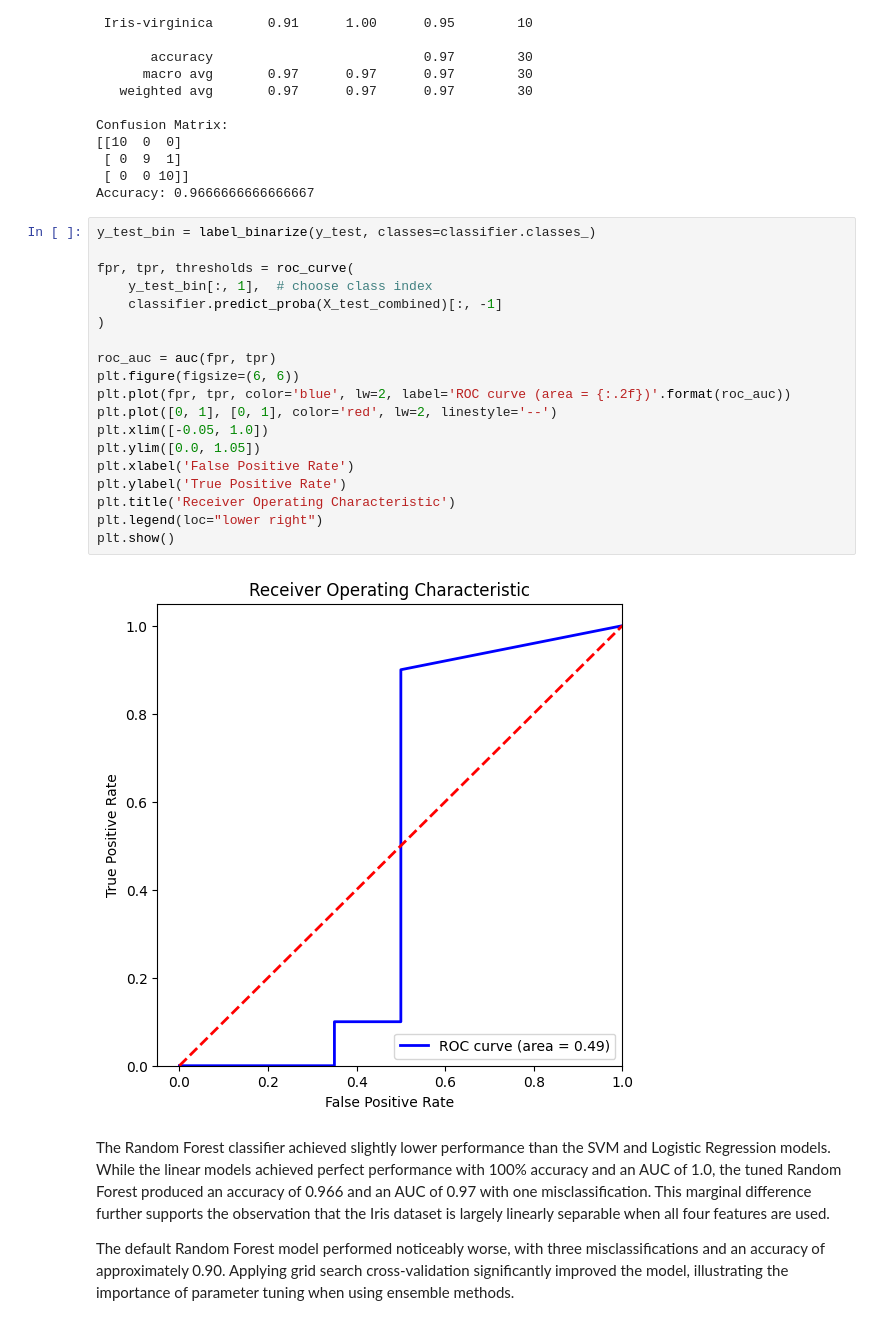
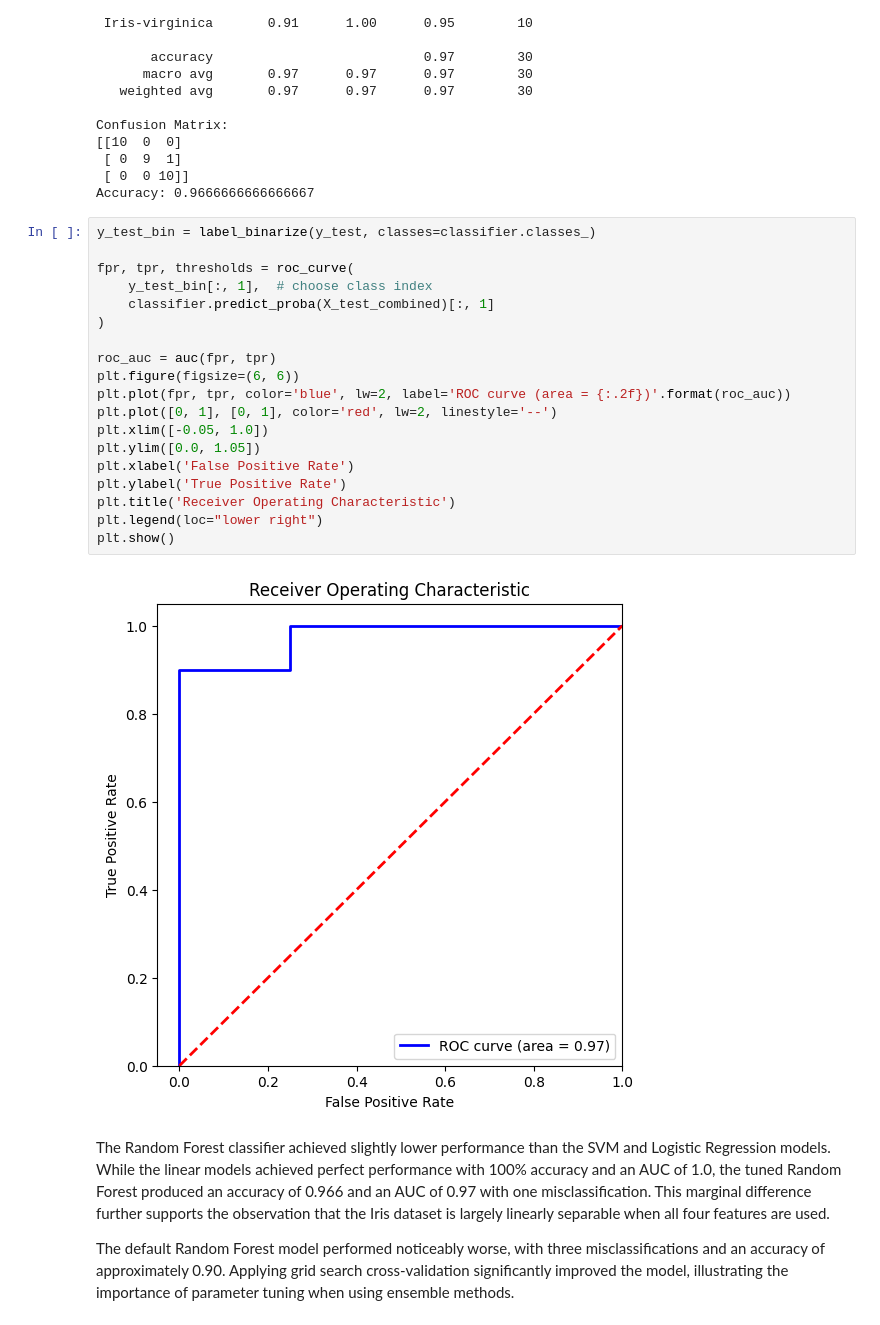
Before and after one commit to Lovjoy/Iris-EDA-and-Machine-Learning, a Jupyter notebook: 04_random_forest.ipynb, the cells around one changed output. Cells and saved outputs as stored; diff of their text form.

```diff
--- a/04_random_forest.ipynb
+++ b/04_random_forest.ipynb
@@ -143,24 +143,24 @@ Accuracy: 0.9666666666666667
 # %%
 y_test_bin = label_binarize(y_test, classes=classifier.classes_)
 
 fpr, tpr, thresholds = roc_curve(
     y_test_bin[:, 1],  # choose class index
-    classifier.predict_proba(X_test_combined)[:, -1]
+    classifier.predict_proba(X_test_combined)[:, 1]
 )
 
 roc_auc = auc(fpr, tpr)
 plt.figure(figsize=(6, 6))
 plt.plot(fpr, tpr, color='blue', lw=2, label='ROC curve (area = {:.2f})'.format(roc_auc))
 plt.plot([0, 1], [0, 1], color='red', lw=2, linestyle='--')
 plt.xlim([-0.05, 1.0])
 plt.ylim([0.0, 1.05])
 plt.xlabel('False Positive Rate')
 plt.ylabel('True Positive Rate')
 plt.title('Receiver Operating Characteristic')
 plt.legend(loc="lower right")
 plt.show()
 # %% [output]
-[figure, old version]
+[figure, new version]
 # %% [markdown]
 The Random Forest classifier achieved slightly lower performance than the SVM and Logistic Regression models. While the linear models achieved perfect performance with 100% accuracy and an AUC of 1.0, the tuned Random Forest produced an accuracy of 0.966 and an AUC of 0.97 with one misclassification. This marginal difference further supports the observation that the Iris dataset is largely linearly separable when all four features are used.
 
```
Also changed, not shown: 1 other file.
